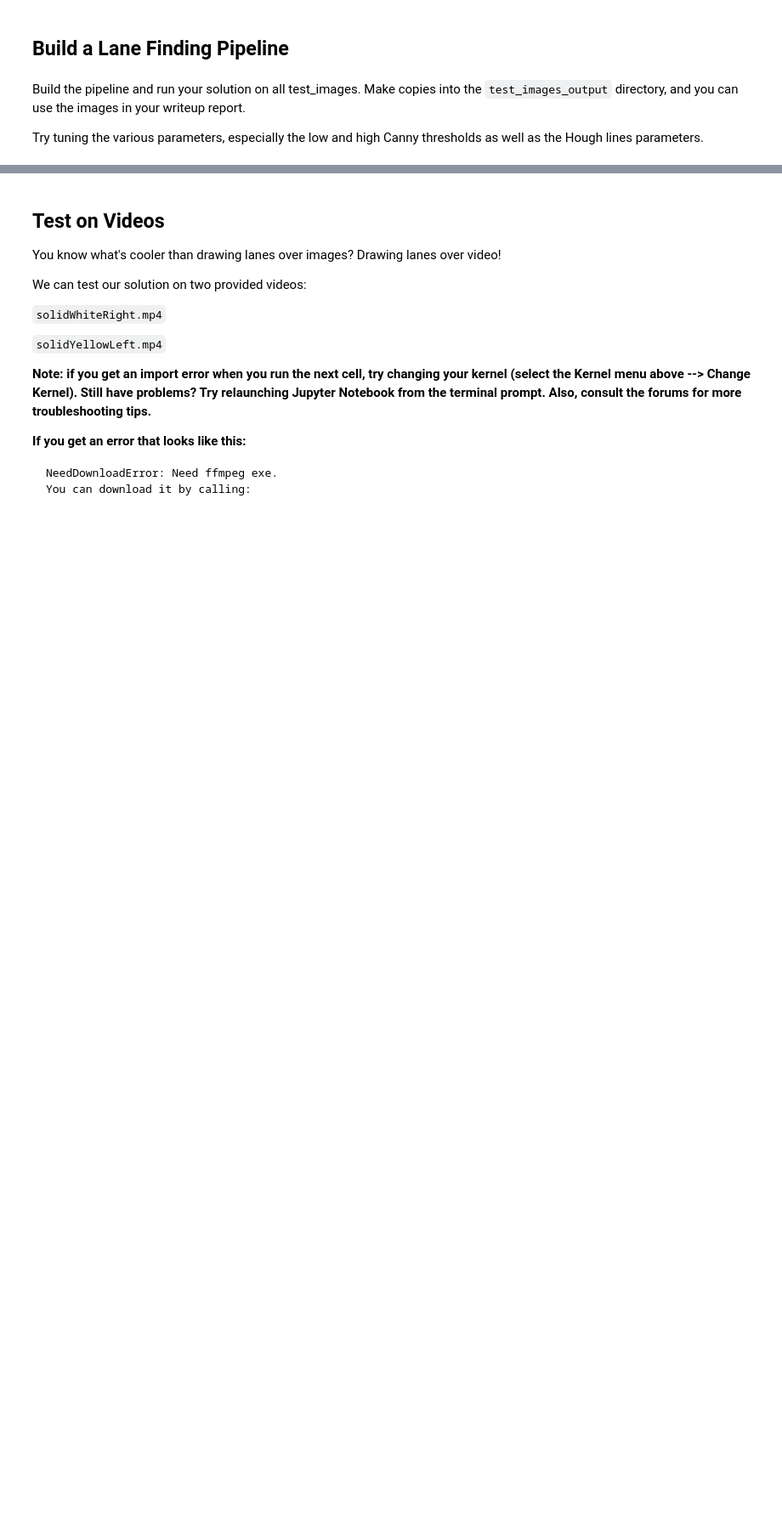
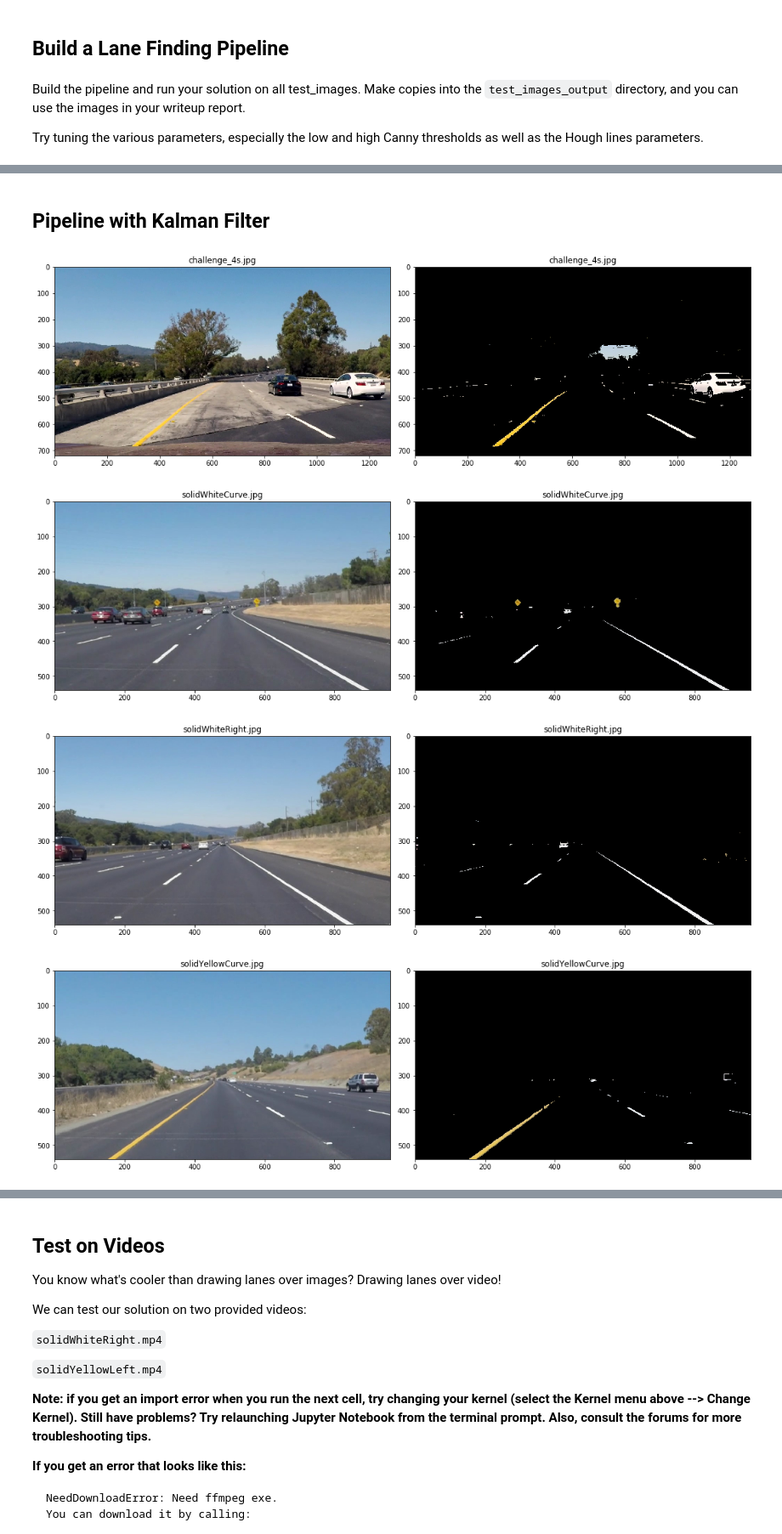
Before and after one commit to parinp/CarND-LaneLines-P1, a Jupyter notebook: P1.ipynb, the cells around one changed output, grey strips where cells are left out. Shown at 85% size. Drawn from its saved outputs; the diff is of its cells as text; code cells hidden in the pictures; blank space fills up the shorter version.

```diff
--- a/P1.ipynb
+++ b/P1.ipynb
@@ -454,0 +411,2 @@ for im_name in os.listdir(img_dir):
+# %% [markdown]
+## Pipeline with Kalman Filter
@@ -454,0 +524,13 @@ for im_name in os.listdir(img_dir):
+# %%
+all_lane_lines = list(map(isolate_lines,imgs))
+
+imgs_to_display = list(zip(imgs, all_lane_lines))
+
+for i,images in enumerate(imgs_to_display):
+    name = img_name[i]
+    display_img(images,img_name=[name,name],cols=2,size=(15,15))
+# %% [output]
+[figure, added]
+[figure, added]
+[figure, added]
+[figure, added]
```
Also changed, not shown: parts of 28 cells of this notebook, 4 other files.
